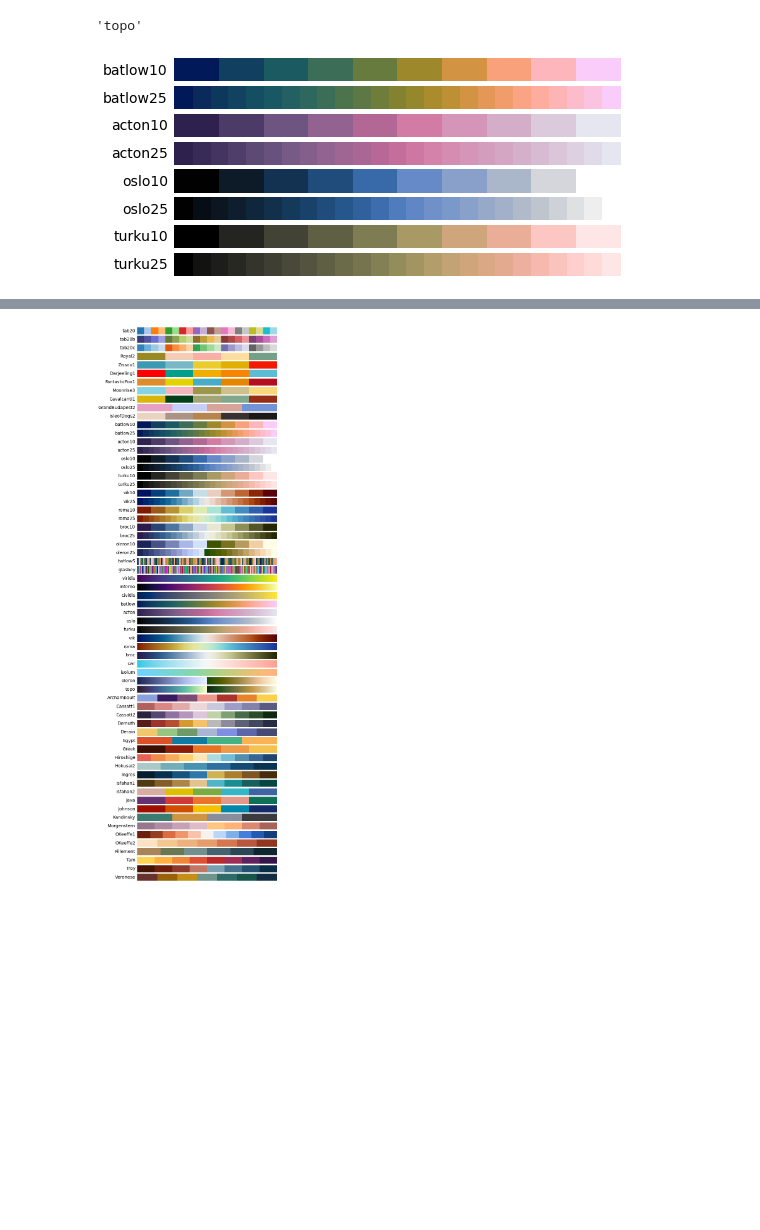
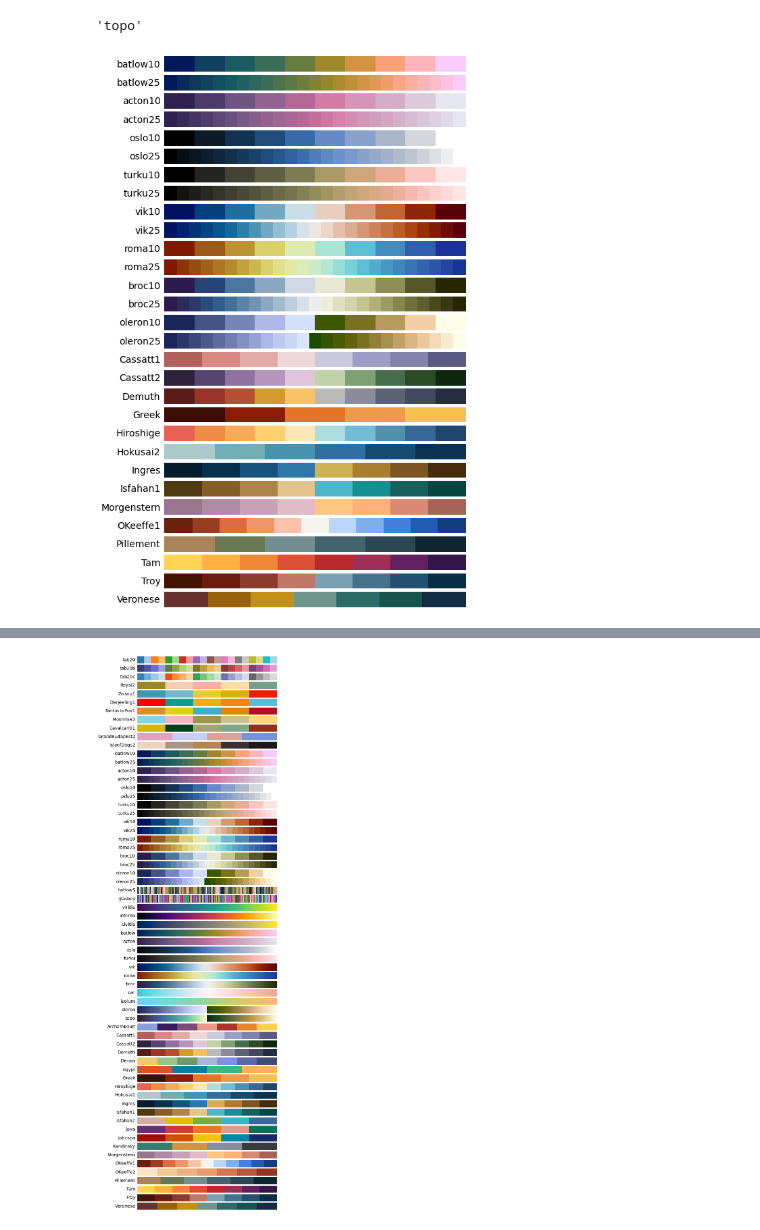
Before and after one commit to yang3kc/scicolor, a Jupyter notebook: exps/try_out_package.ipynb, the cells around one changed output, grey strips where cells are left out. Drawn from its saved outputs; the diff is of its cells as text; code cells hidden in the pictures; blank space fills up the shorter version.

```diff
--- a/exps/try_out_package.ipynb
+++ b/exps/try_out_package.ipynb
@@ -69,6 +67,6 @@ color_list_full = scicolor.color_info_df
 # %% [output]
 'topo'
 # %%
-scicolor.plot_cmaps(cm_class='sequential', cm_type="discrete", color_blind_friendly=True)
+scicolor.plot_cmaps(cm_type="discrete", color_blind_friendly=True)
 # %% [output]
-[figure, old version]
+[figure, new version]
```
Also changed, not shown: parts of 4 cells of this notebook, 1 other file.
